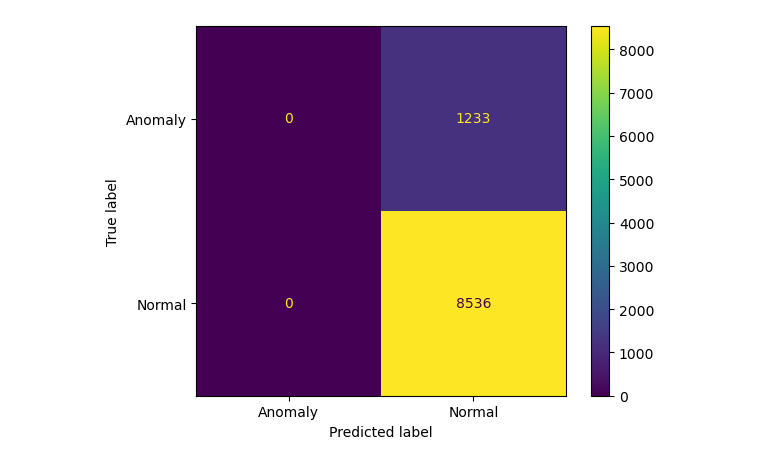
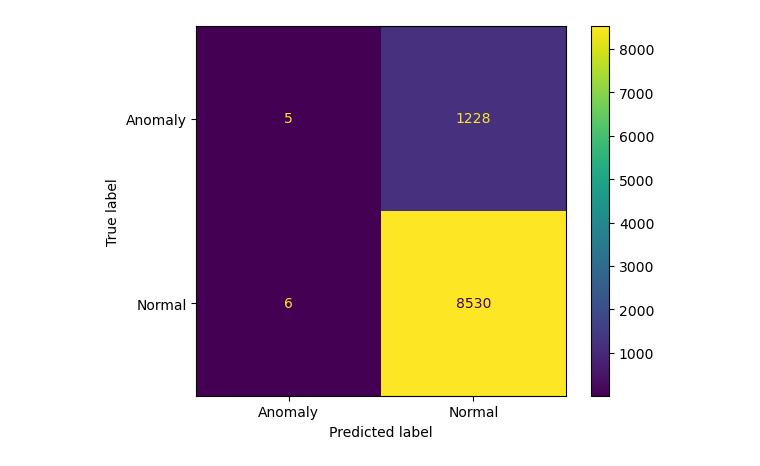
Before and after one commit to sebhatgg/DSE, a Jupyter notebook: census_autoencoder_IsolationForest_svm.ipynb, the cells around one changed output. Drawn from its saved outputs; the diff is of its cells as text; code cells hidden in the pictures.

```diff
--- a/census_autoencoder_IsolationForest_svm.ipynb
+++ b/census_autoencoder_IsolationForest_svm.ipynb
@@ -13,16 +15,6 @@ from sklearn.feature_selection import SelectKBest, f_classif
 from sklearn.metrics import classification_report, confusion_matrix
 from sklearn.preprocessing import LabelEncoder
 # %%
-import numpy as np
-import pandas as pd
-import matplotlib.pyplot as plt
-from sklearn.preprocessing import MinMaxScaler
-from sklearn.model_selection import train_test_split
-from sklearn.ensemble import IsolationForest
-from sklearn.svm import SVC
-from sklearn.metrics import precision_score, recall_score, f1_score, confusion_matrix, ConfusionMatrixDisplay
-import tensorflow as tf
-from tensorflow.keras import layers, models, regularizers
 
 def hybrid_anomaly_detection():
     # Load data from a CSV file
@@ -50,15 +42,15 @@ def hybrid_anomaly_detection():
     data.dropna(axis=0, inplace=True)
 
 
+    # Split the data into train and test sets
+    X_train, X_test, y_train, y_test = train_test_split(X_selected, y, test_size=0.2, random_state=42)
+
     # Scale the features
     scaler = MinMaxScaler()
-    X_scaled = scaler.fit_transform(X_selected)
-
-    # Split the data into train and test sets
-    X_train, X_test, y_train, y_test = train_test_split(X_scaled, y, test_size=0.2, random_state=42)
+    X_scaled = scaler.fit_transform(X_train)
 
     # Define and train the autoencoder
-    input_dim = X_train.shape[1]
+    input_dim = X_scaled.shape[1]
     encoding_dim = 32
     input_layer = tf.keras.Input(shape=(input_dim,))
     encoded = layers.Dense(encoding_dim, activation='relu',
@@ -67,7 +59,7 @@ def hybrid_anomaly_detection():
     autoencoder = models.Model(input_layer, decoded)
     encoder = models.Model(input_layer, encoded)
     autoencoder.compile(optimizer='adam', loss='mean_squared_error')
-    autoencoder.fit(X_train, X_train, epochs=50, batch_size=256, shuffle=True, validation_split=0.1, verbose=1)
+    autoencoder.fit(X_scaled, X_scaled, epochs=50, batch_size=256, shuffle=True, validation_split=0.1, verbose=1)
 
     # Encode the data
     X_train_encoded = encoder.predict(X_train)
@@ -132 +124 @@ F1 Score: 0.9326413548210872
-[figure, old version]
+[figure, new version]
```
Also changed, not shown: parts of 2 cells of this notebook.
